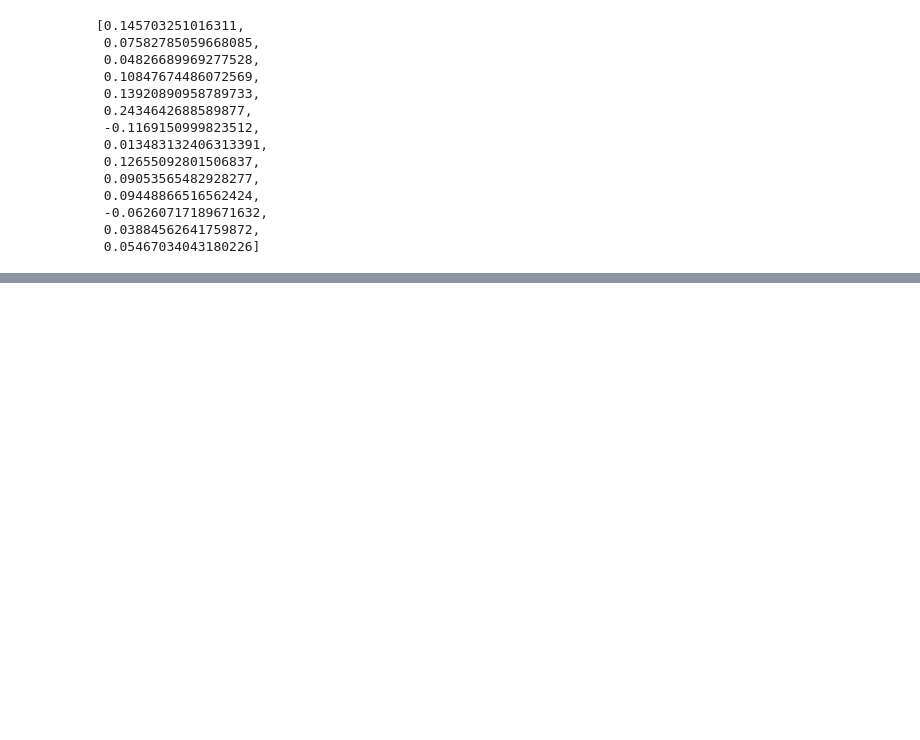
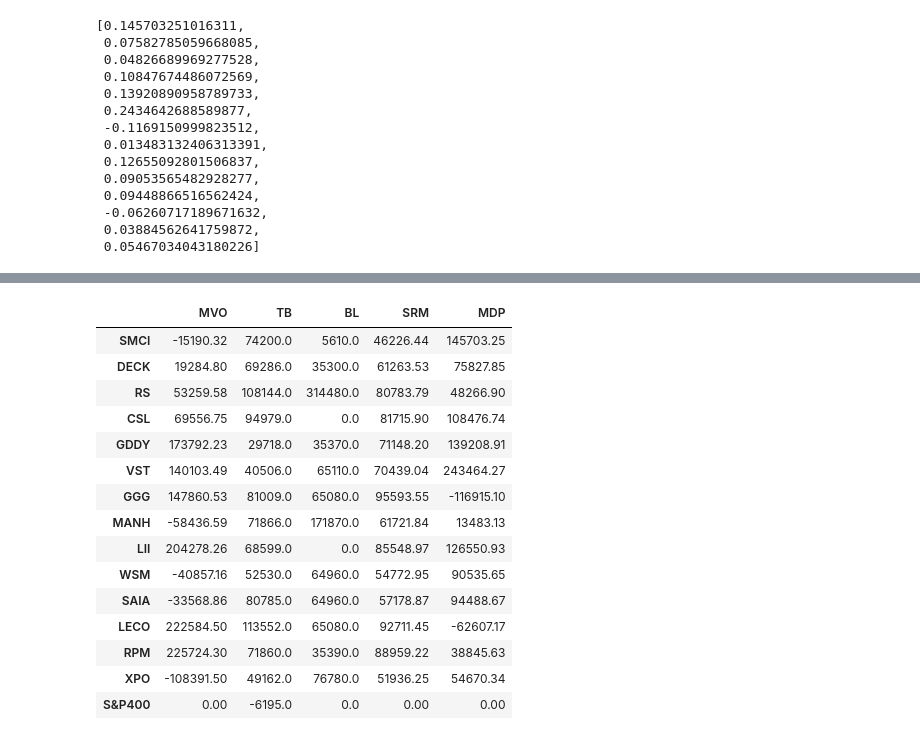
Before and after one commit to Fenilsavani-and/Portfolio_Optimization, a Jupyter notebook: MVO.ipynb, the cells around one changed output, grey strips where cells are left out. Cells and saved outputs as stored; diff of their text form; code cells hidden in the pictures; blank space fills up the shorter version.

```diff
--- a/MVO.ipynb
+++ b/MVO.ipynb
@@ -747,0 +794,21 @@ weights.tolist()
+# %%
+PF_Value = df_w.mul(1000000).round(2)
+
+PF_Value
+# %% [output]
+|  | MVO | TB | BL | SRM | MDP |
+| SMCI | -15190.32 | 74200.0 | 5610.0 | 46226.44 | 145703.25 |
+| DECK | 19284.80 | 69286.0 | 35300.0 | 61263.53 | 75827.85 |
+| RS | 53259.58 | 108144.0 | 314480.0 | 80783.79 | 48266.90 |
+| CSL | 69556.75 | 94979.0 | 0.0 | 81715.90 | 108476.74 |
+| GDDY | 173792.23 | 29718.0 | 35370.0 | 71148.20 | 139208.91 |
+| VST | 140103.49 | 40506.0 | 65110.0 | 70439.04 | 243464.27 |
+| GGG | 147860.53 | 81009.0 | 65080.0 | 95593.55 | -116915.10 |
+| MANH | -58436.59 | 71866.0 | 171870.0 | 61721.84 | 13483.13 |
+| LII | 204278.26 | 68599.0 | 0.0 | 85548.97 | 126550.93 |
+| WSM | -40857.16 | 52530.0 | 64960.0 | 54772.95 | 90535.65 |
+| SAIA | -33568.86 | 80785.0 | 64960.0 | 57178.87 | 94488.67 |
+| LECO | 222584.50 | 113552.0 | 65080.0 | 92711.45 | -62607.17 |
+| RPM | 225724.30 | 71860.0 | 35390.0 | 88959.22 | 38845.63 |
+| XPO | -108391.50 | 49162.0 | 76780.0 | 51936.25 | 54670.34 |
+| S&P400 | 0.00 | -6195.0 | 0.0 | 0.00 | 0.00 |
```
Also changed, not shown: parts of 19 cells of this notebook.
